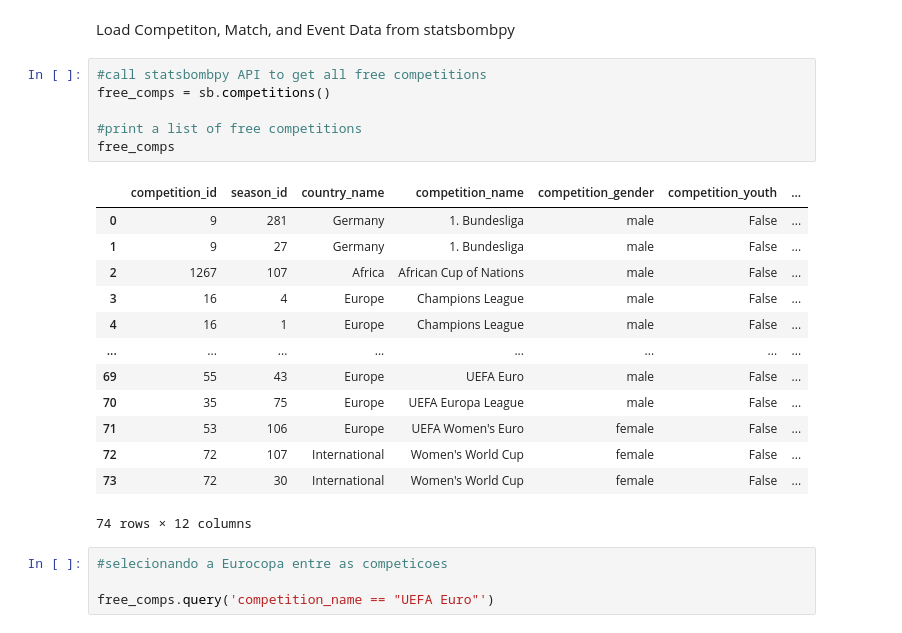
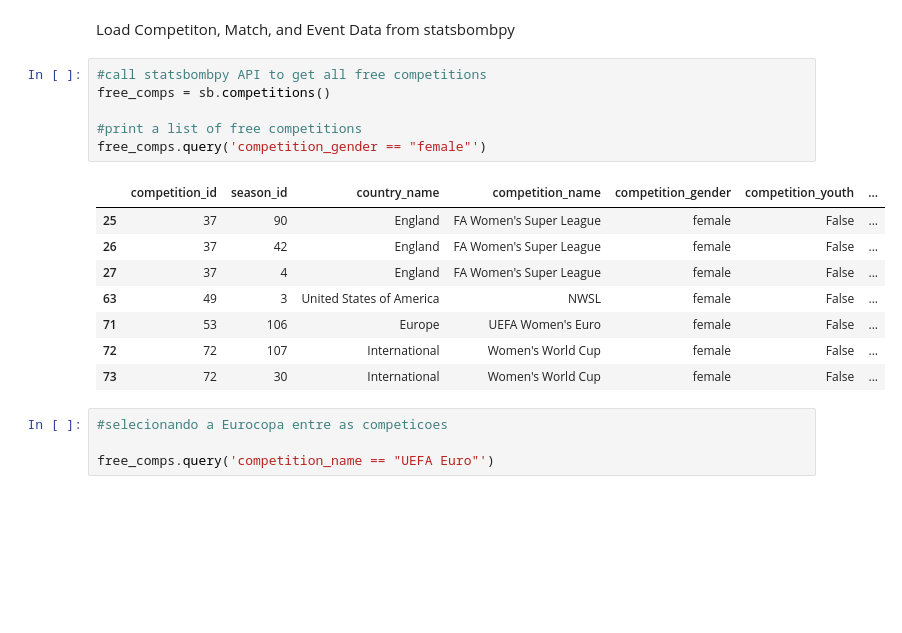
Before and after one commit to cayopereira/eurocopa-2024, a Jupyter notebook: scripts/main.ipynb, the cells around one changed output. Drawn from its saved outputs; the diff is of its cells as text; blank space fills up the shorter version.

```diff
--- a/scripts/main.ipynb
+++ b/scripts/main.ipynb
@@ -15,23 +15,18 @@ Load Competiton, Match, and Event Data from statsbombpy
 # %%
 #call statsbombpy API to get all free competitions
 free_comps = sb.competitions()
 
 #print a list of free competitions
-free_comps
+free_comps.query('competition_gender == "female"')
 # %% [output]
 |  | competition_id | season_id | country_name | competition_name | competition_gender | competition_youth | ... |
-| 0 | 9 | 281 | Germany | 1. Bundesliga | male | False | ... |
-| 1 | 9 | 27 | Germany | 1. Bundesliga | male | False | ... |
-| 2 | 1267 | 107 | Africa | African Cup of Nations | male | False | ... |
-| 3 | 16 | 4 | Europe | Champions League | male | False | ... |
-| 4 | 16 | 1 | Europe | Champions League | male | False | ... |
-| ... | ... | ... | ... | ... | ... | ... | ... |
-| 69 | 55 | 43 | Europe | UEFA Euro | male | False | ... |
-| 70 | 35 | 75 | Europe | UEFA Europa League | male | False | ... |
+| 25 | 37 | 90 | England | FA Women's Super League | female | False | ... |
+| 26 | 37 | 42 | England | FA Women's Super League | female | False | ... |
+| 27 | 37 | 4 | England | FA Women's Super League | female | False | ... |
+| 63 | 49 | 3 | United States of America | NWSL | female | False | ... |
 | 71 | 53 | 106 | Europe | UEFA Women's Euro | female | False | ... |
 | 72 | 72 | 107 | International | Women's World Cup | female | False | ... |
 | 73 | 72 | 30 | International | Women's World Cup | female | False | ... |
-74 rows × 12 columns
 # %%
 #selecionando a Eurocopa entre as competicoes
 
```
Also changed, not shown: 1 other file.
